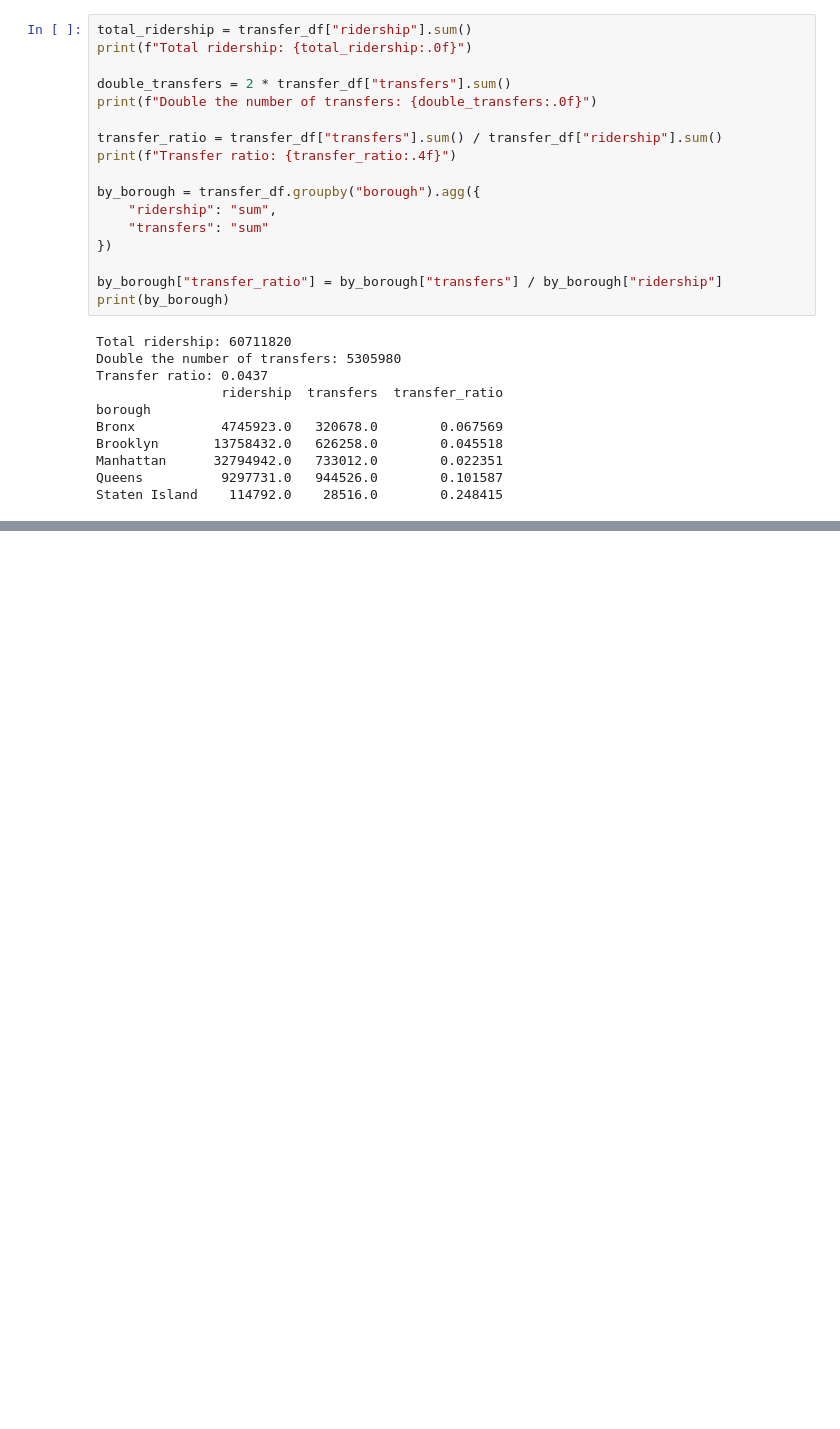
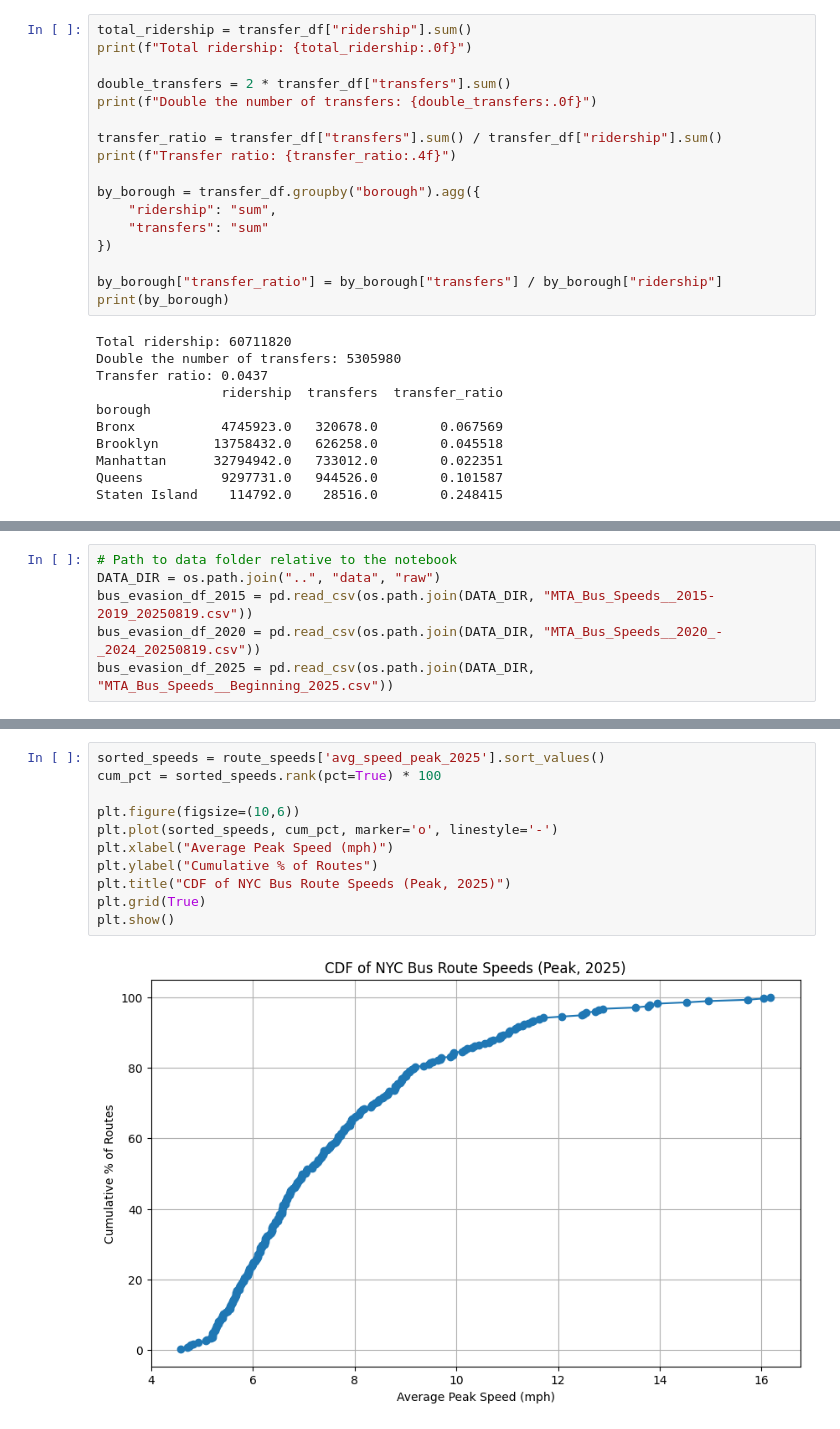
Before and after one commit to djbrown227/fare_evasion, a Jupyter notebook: notebooks/02_data_cleaning.ipynb, the cells around one changed output, grey strips where cells are left out. Drawn from its saved outputs; the diff is of its cells as text; blank space fills up the shorter version.

```diff
--- a/notebooks/02_data_cleaning.ipynb
+++ b/notebooks/02_data_cleaning.ipynb
@@ -665,0 +668,6 @@ Staten Island    114792.0    28516.0        0.248415
+# %%
+# Path to data folder relative to the notebook
+DATA_DIR = os.path.join("..", "data", "raw")
+bus_evasion_df_2015 = pd.read_csv(os.path.join(DATA_DIR, "MTA_Bus_Speeds__2015-2019_20250819.csv"))
+bus_evasion_df_2020 = pd.read_csv(os.path.join(DATA_DIR, "MTA_Bus_Speeds__2020_-_2024_20250819.csv"))
+bus_evasion_df_2025 = pd.read_csv(os.path.join(DATA_DIR, "MTA_Bus_Speeds__Beginning_2025.csv"))
@@ -665,0 +861,13 @@ Staten Island    114792.0    28516.0        0.248415
+# %%
+sorted_speeds = route_speeds['avg_speed_peak_2025'].sort_values()
+cum_pct = sorted_speeds.rank(pct=True) * 100
+
+plt.figure(figsize=(10,6))
+plt.plot(sorted_speeds, cum_pct, marker='o', linestyle='-')
+plt.xlabel("Average Peak Speed (mph)")
+plt.ylabel("Cumulative % of Routes")
+plt.title("CDF of NYC Bus Route Speeds (Peak, 2025)")
+plt.grid(True)
+plt.show()
+# %% [output]
+[figure, added]
```
Also changed, not shown: parts of 11 cells of this notebook, 3 other files.
